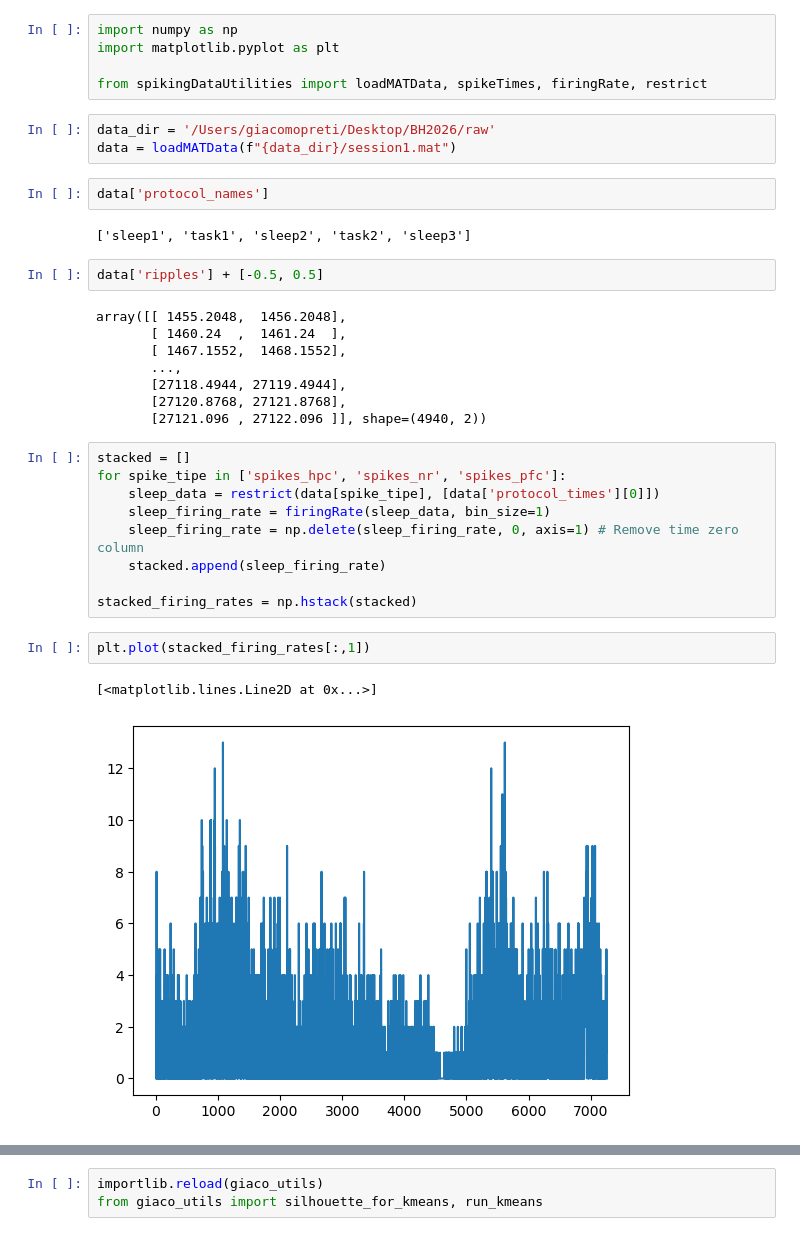
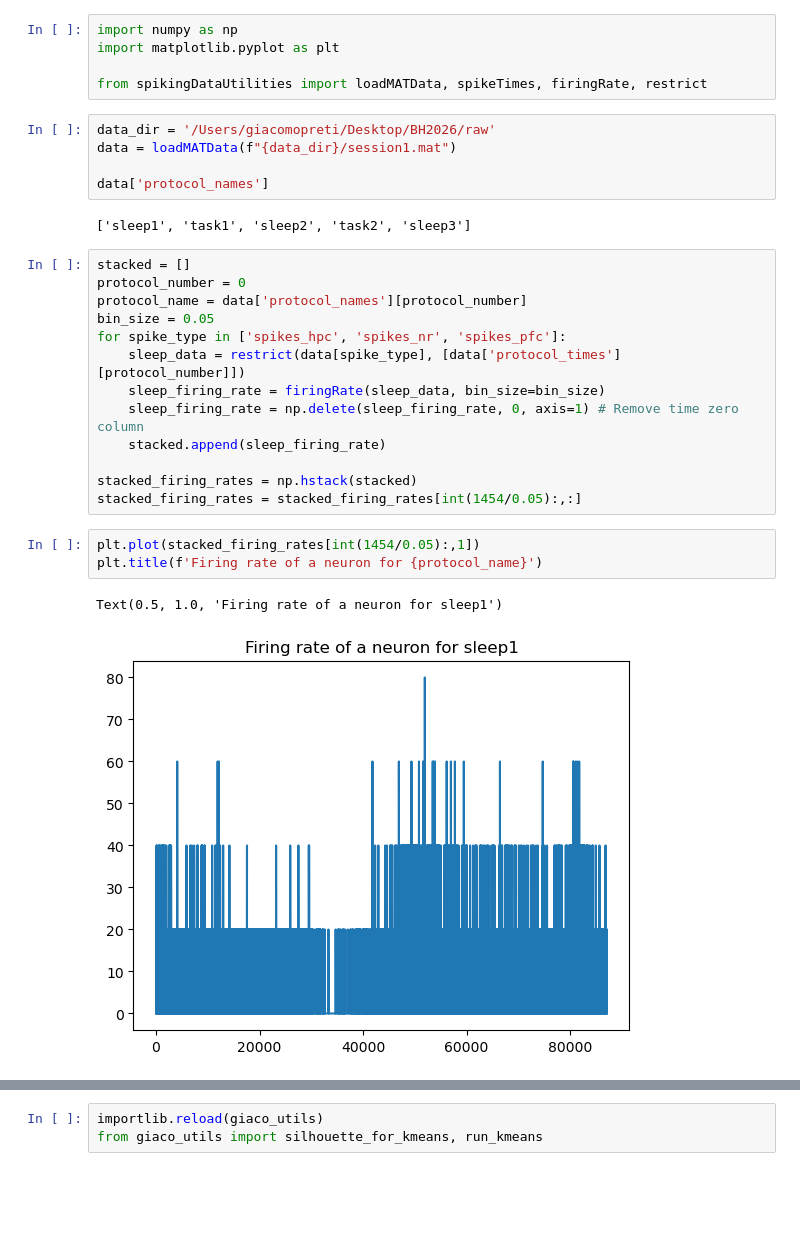
Before and after one commit to pietro-bozzo/CrossRegionCommunicationBH26, a Jupyter notebook: Code/my_project.ipynb, the cells around one changed output, grey strips where cells are left out. Saved outputs shown, nothing was run; the diff lists cells and outputs as text; blank space fills up the shorter version.

```diff
--- a/Code/my_project.ipynb
+++ b/Code/my_project.ipynb
@@ -6,33 +6,28 @@ from spikingDataUtilities import loadMATData, spikeTimes, firingRate, restrict
 # %%
 data_dir = '/Users/giacomopreti/Desktop/BH2026/raw'
 data = loadMATData(f"{data_dir}/session1.mat")
+
+data['protocol_names']
+# %% [output]
+['sleep1', 'task1', 'sleep2', 'task2', 'sleep3']
-# %%
-data['protocol_names']
-# %% [output]
-['sleep1', 'task1', 'sleep2', 'task2', 'sleep3']
-# %%
-data['ripples'] + [-0.5, 0.5]
-# %% [output]
-array([[ 1455.2048,  1456.2048],
-       [ 1460.24  ,  1461.24  ],
-       [ 1467.1552,  1468.1552],
-       ...,
-       [27118.4944, 27119.4944],
-       [27120.8768, 27121.8768],
-       [27121.096 , 27122.096 ]], shape=(4940, 2))
 # %%
 stacked = []
-for spike_tipe in ['spikes_hpc', 'spikes_nr', 'spikes_pfc']:
-    sleep_data = restrict(data[spike_tipe], [data['protocol_times'][0]])
-    sleep_firing_rate = firingRate(sleep_data, bin_size=1)
+protocol_number = 0
+protocol_name = data['protocol_names'][protocol_number]
+bin_size = 0.05
+for spike_type in ['spikes_hpc', 'spikes_nr', 'spikes_pfc']:
+    sleep_data = restrict(data[spike_type], [data['protocol_times'][protocol_number]])
+    sleep_firing_rate = firingRate(sleep_data, bin_size=bin_size)
     sleep_firing_rate = np.delete(sleep_firing_rate, 0, axis=1) # Remove time zero column
     stacked.append(sleep_firing_rate)
 
 stacked_firing_rates = np.hstack(stacked)
+stacked_firing_rates = stacked_firing_rates[int(1454/0.05):,:]
 # %%
-plt.plot(stacked_firing_rates[:,1])
+plt.plot(stacked_firing_rates[int(1454/0.05):,1])
+plt.title(f'Firing rate of a neuron for {protocol_name}')
 # %% [output]
-[<matplotlib.lines.Line2D at 0x...>]
+Text(0.5, 1.0, 'Firing rate of a neuron for sleep1')
-[figure, old version]
+[figure, new version]
 # %%
 fc = np.corrcoef(stacked_firing_rates.T)
```
Also changed, not shown: parts of 21 cells of this notebook, 4 other files.
